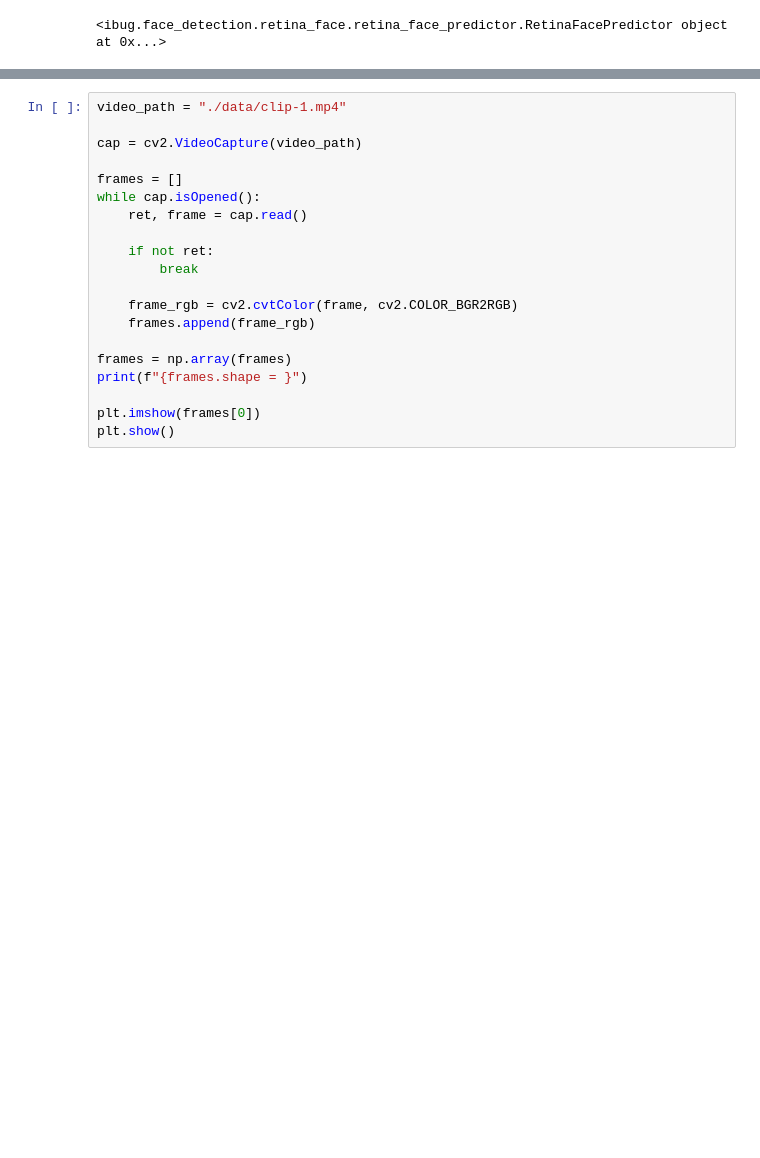
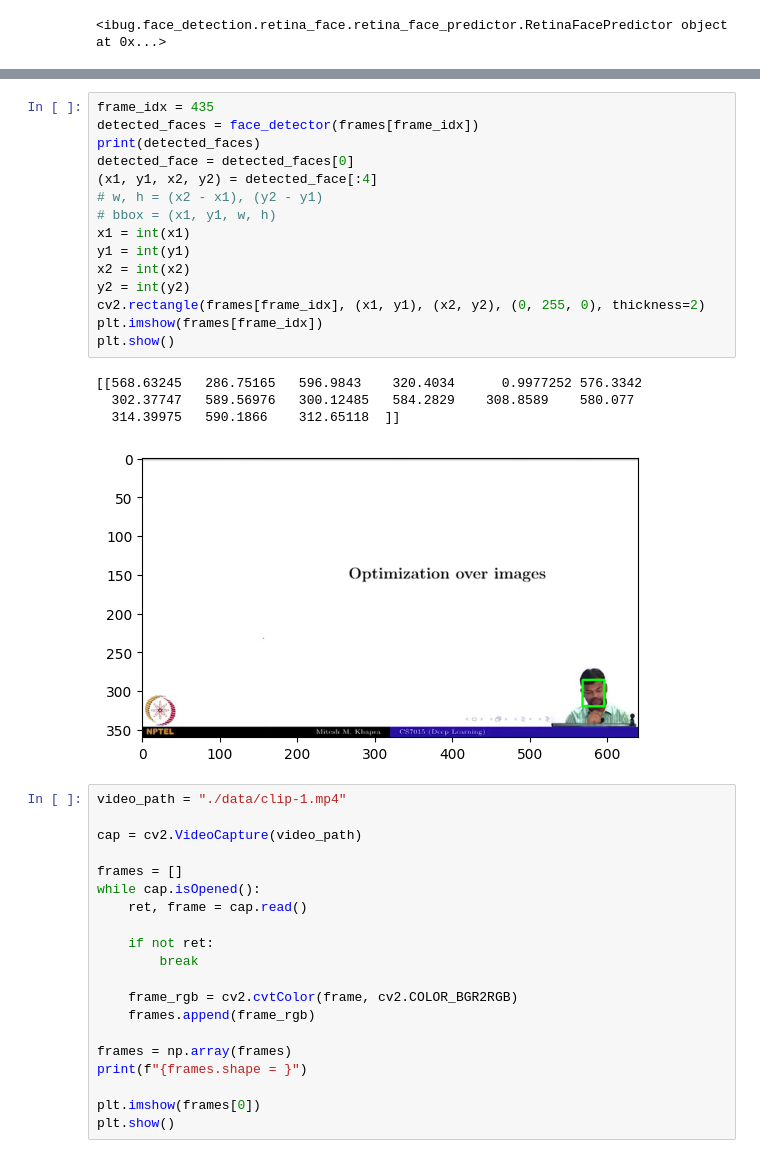
Before and after one commit to vanshg1729/auto_avsr, a Jupyter notebook: preprocess.ipynb, the cells around one changed output, grey strips where cells are left out. Saved outputs shown, nothing was run; the diff lists cells and outputs as text; blank space fills up the shorter version.

```diff
--- a/preprocess.ipynb
+++ b/preprocess.ipynb
@@ -159,3 +162,23 @@ print(fps)
+# %%
+frame_idx = 435
+detected_faces = face_detector(frames[frame_idx])
+print(detected_faces)
+detected_face = detected_faces[0]
+(x1, y1, x2, y2) = detected_face[:4]
+# w, h = (x2 - x1), (y2 - y1)
+# bbox = (x1, y1, w, h)
+x1 = int(x1)
+y1 = int(y1)
+x2 = int(x2)
+y2 = int(y2)
+cv2.rectangle(frames[frame_idx], (x1, y1), (x2, y2), (0, 255, 0), thickness=2)
+plt.imshow(frames[frame_idx])
+plt.show()
+# %% [output]
+[[568.63245   286.75165   596.9843    320.4034      0.9977252 576.3342
+  302.37747   589.56976   300.12485   584.2829    308.8589    580.077
+  314.39975   590.1866    312.65118  ]]
+[figure, added]
 # %%
 video_path = "./data/clip-1.mp4"
 
```
Also changed, not shown: parts of 7 cells of this notebook.
